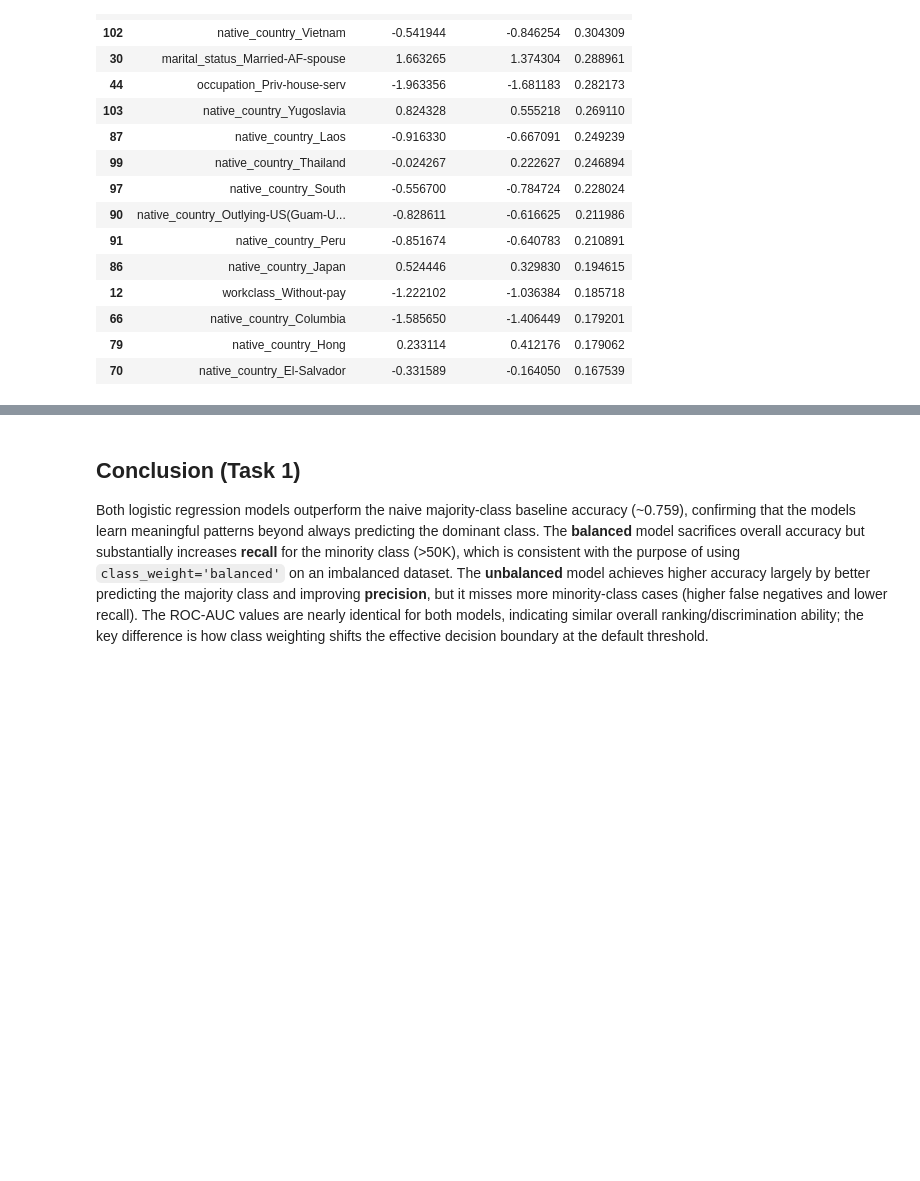
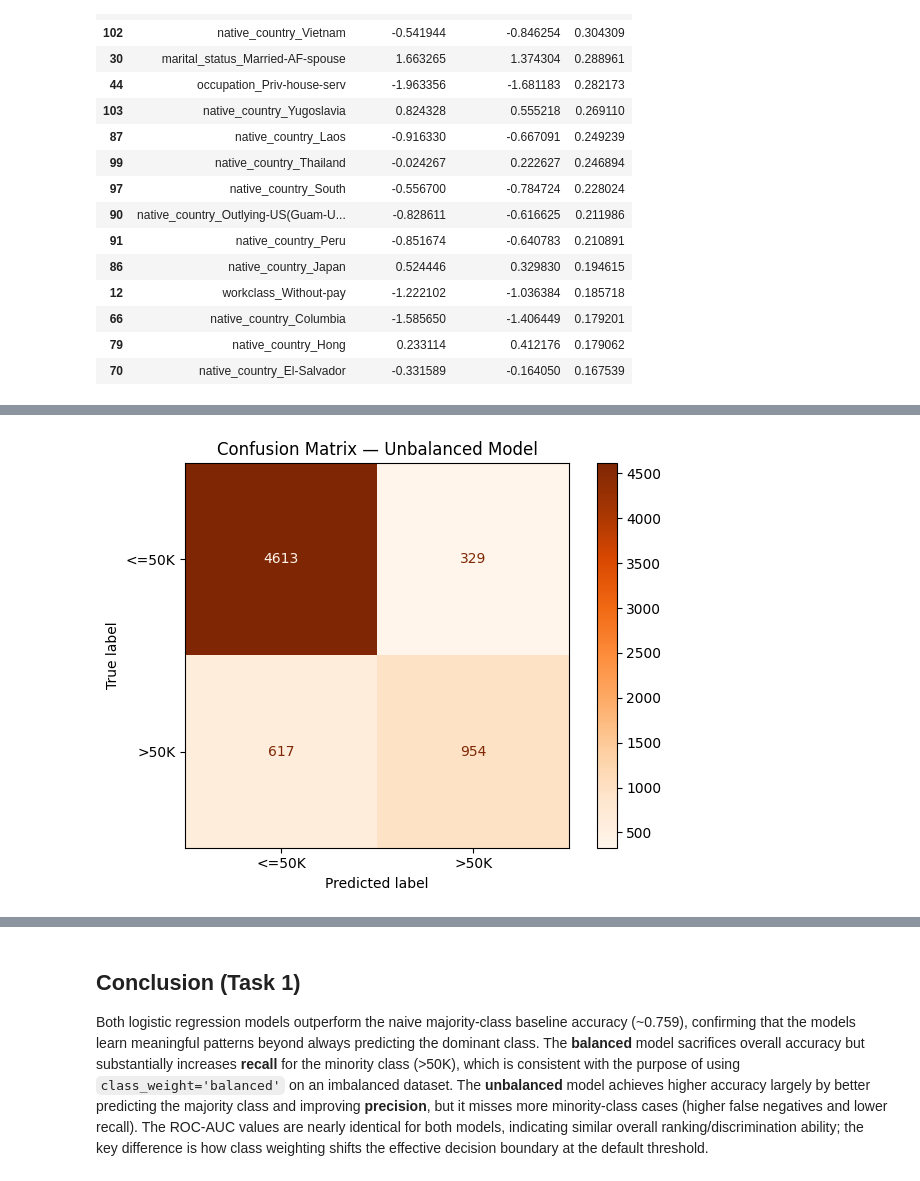
Before and after one commit to valenkloster/ml-practice, a Jupyter notebook: task1_logistic.ipynb, the cells around one changed output, grey strips where cells are left out. Cells and saved outputs as stored; diff of their text form; code cells hidden in the pictures; blank space fills up the shorter version.

```diff
--- a/task1_logistic.ipynb
+++ b/task1_logistic.ipynb
@@ -569,0 +587,10 @@ Top 15 features with the largest coefficient differences (|β_bal - β_unbal|):
+# %%
+# Confusion Matrix — modelo unbalanced
+cm_u = confusion_matrix(y_test, y_pred_unbalanced)
+disp_u = ConfusionMatrixDisplay(confusion_matrix=cm_u, display_labels=['<=50K', '>50K'])
+disp_u.plot(cmap='Oranges')
+plt.title('Confusion Matrix — Unbalanced Model')
+plt.tight_layout()
+plt.show()
+# %% [output]
+[figure, added]
```
Also changed, not shown: parts of 9 cells of this notebook.
